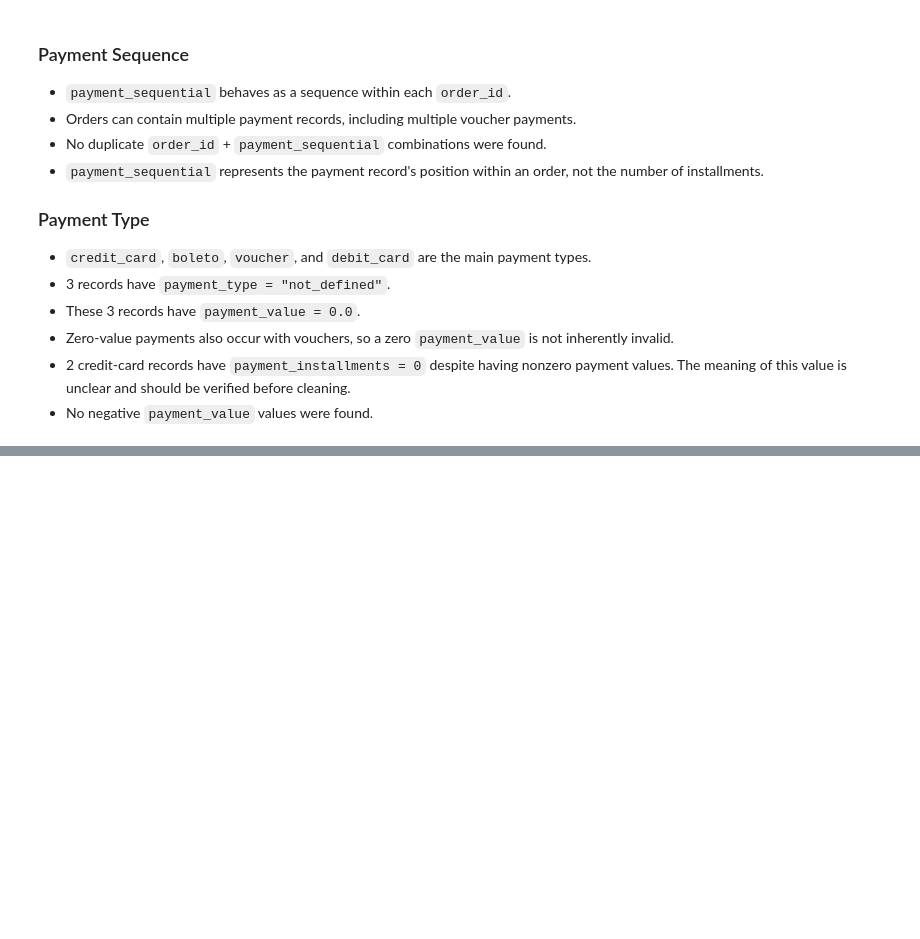
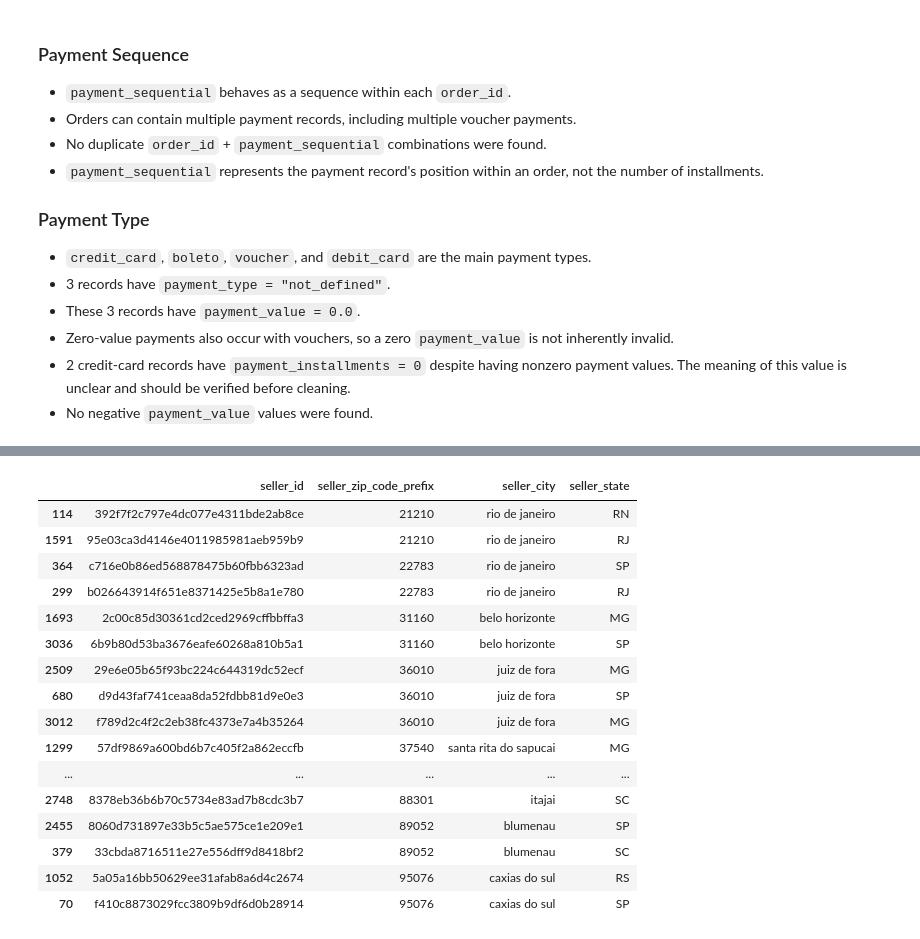
Before and after one commit to ReinSoup/OLIST-Data-Quality-ETL, a Jupyter notebook: notebooks/01_Raw_Data_Inspection.ipynb, the cells around one changed output, grey strips where cells are left out. Drawn from its saved outputs; the diff is of its cells as text; code cells hidden in the pictures; blank space fills up the shorter version.

```diff
--- a/notebooks/01_Raw_Data_Inspection.ipynb
+++ b/notebooks/01_Raw_Data_Inspection.ipynb
@@ -800,0 +964,6 @@ order_payments[
+# %%
+sellers = datasets[
+    r"C:\Users\Abdul\Documents\VS_code_projects\OLIST_Data_Cleaning\data\raw\olist_sellers_dataset.csv"
+]
+
+sellers.info()
@@ -800,0 +1000,5 @@ order_payments[
+# %%
+seller_zip_state_check = (sellers.groupby("seller_zip_code_prefix")["seller_state"].nunique()
+)
+
+seller_zip_state_check[seller_zip_state_check > 1]
@@ -800,0 +1025,24 @@ order_payments[
+# %%
+sellers[
+    sellers["seller_zip_code_prefix"].isin(
+        seller_zip_state_check[seller_zip_state_check > 1].index
+    )
+].sort_values("seller_zip_code_prefix")
+# %% [output]
+|  | seller_id | seller_zip_code_prefix | seller_city | seller_state |
+| 114 | 392f7f2c797e4dc077e4311bde2ab8ce | 21210 | rio de janeiro | RN |
+| 1591 | 95e03ca3d4146e4011985981aeb959b9 | 21210 | rio de janeiro | RJ |
+| 364 | c716e0b86ed568878475b60fbb6323ad | 22783 | rio de janeiro | SP |
+| 299 | b026643914f651e8371425e5b8a1e780 | 22783 | rio de janeiro | RJ |
+| 1693 | 2c00c85d30361cd2ced2969cffbbffa3 | 31160 | belo horizonte | MG |
+| 3036 | 6b9b80d53ba3676eafe60268a810b5a1 | 31160 | belo horizonte | SP |
+| 2509 | 29e6e05b65f93bc224c644319dc52ecf | 36010 | juiz de fora | MG |
+| 680 | d9d43faf741ceaa8da52fdbb81d9e0e3 | 36010 | juiz de fora | SP |
+| 3012 | f789d2c4f2c2eb38fc4373e7a4b35264 | 36010 | juiz de fora | MG |
+| 1299 | 57df9869a600bd6b7c405f2a862eccfb | 37540 | santa rita do sapucai | MG |
+| ... | ... | ... | ... | ... |
+| 2748 | 8378eb36b6b70c5734e83ad7b8cdc3b7 | 88301 | itajai | SC |
+| 2455 | 8060d731897e33b5c5ae575ce1e209e1 | 89052 | blumenau | SP |
+| 379 | 33cbda8716511e27e556dff9d8418bf2 | 89052 | blumenau | SC |
+| 1052 | 5a05a16bb50629ee31afab8a6d4c2674 | 95076 | caxias do sul | RS |
+| 70 | f410c8873029fcc3809b9df6d0b28914 | 95076 | caxias do sul | SP |
```
Also changed, not shown: parts of 44 cells of this notebook.
